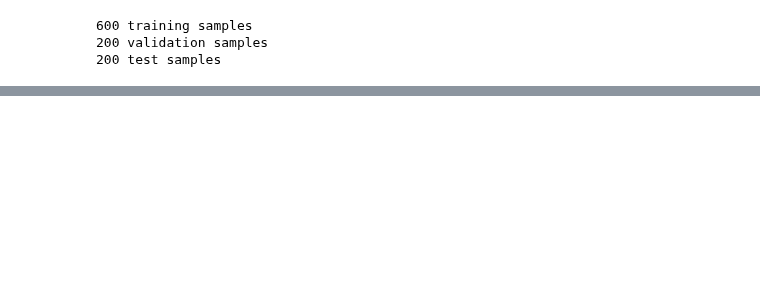
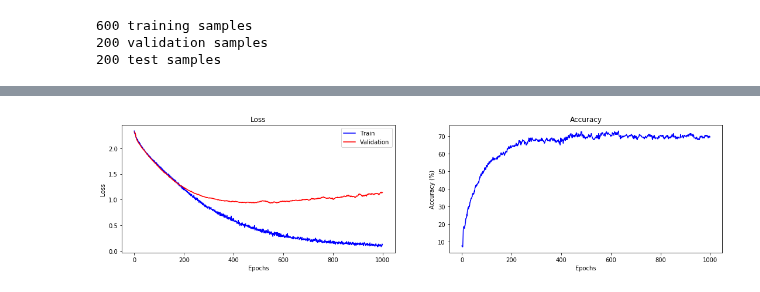
Before and after one commit to guillemcortes/slpdl-mgc, a Jupyter notebook: dnn_mgc.ipynb, the cells around one changed output, grey strips where cells are left out. Cells and saved outputs as stored; diff of their text form; code cells hidden in the pictures; blank space fills up the shorter version.

```diff
--- a/dnn_mgc.ipynb
+++ b/dnn_mgc.ipynb
@@ -35,0 +28,4 @@ x_train, x_val, y_train, y_val = train_test_split(x_trainval, y_trainval, test_s
+# %%
+def data_batcher(data, batch_size):
+    random.shuffle(data)
+    return [data[i:i + batch_size] for i in range(0, len(data), batch_size)]
@@ -147,0 +164,21 @@ Accuracy: 45.5 %
+# %%
+train_data_batches = data_batcher(train_data, train_batch_size)
+val_data_batches = data_batcher(val_data, valid_batch_size)
+
+model = DNNClassifier(input_size, hidden_size, num_classes).to(device)
+
+criterion = nn.CrossEntropyLoss()
+optimizer = torch.optim.Adam(model.parameters(), lr=learning_rate)
+
+train_losses = []
+valid_losses = []
+accuracies = []
+
+for epoch in range(num_epochs):
+
+    train_loss = train(2, model, device, train_data_batches, optimizer, epoch)
+    train_losses.append(train_loss)
+
+    accuracy, valid_loss = validate(model, device, val_data_batches)
+    valid_losses.append(valid_loss)
+    accuracies.append(accuracy)
@@ -147,0 +203,21 @@ Accuracy: 45.5 %
+# %%
+fig = plt.figure()
+fig.subplots_adjust(right=2.5)
+
+ax1 = fig.add_subplot(121)
+ax1.set_title('Loss')
+ax1.set_xlabel('Epochs')
+ax1.set_ylabel('Loss')
+ax1.plot(train_losses, 'b-', label='Train')
+ax1.plot(valid_losses, 'r-', label='Validation')
+ax1.legend(loc='upper right')
+
+ax1 = fig.add_subplot(122)
+ax1.set_title('Accuracy')
+ax1.set_xlabel('Epochs')
+ax1.set_ylabel('Accuracy (%)')
+ax1.plot(accuracies, 'b-')
+
+plt.show()
+# %% [output]
+[figure, added]
```
Also changed, not shown: parts of 13 cells of this notebook, 1 other file.
